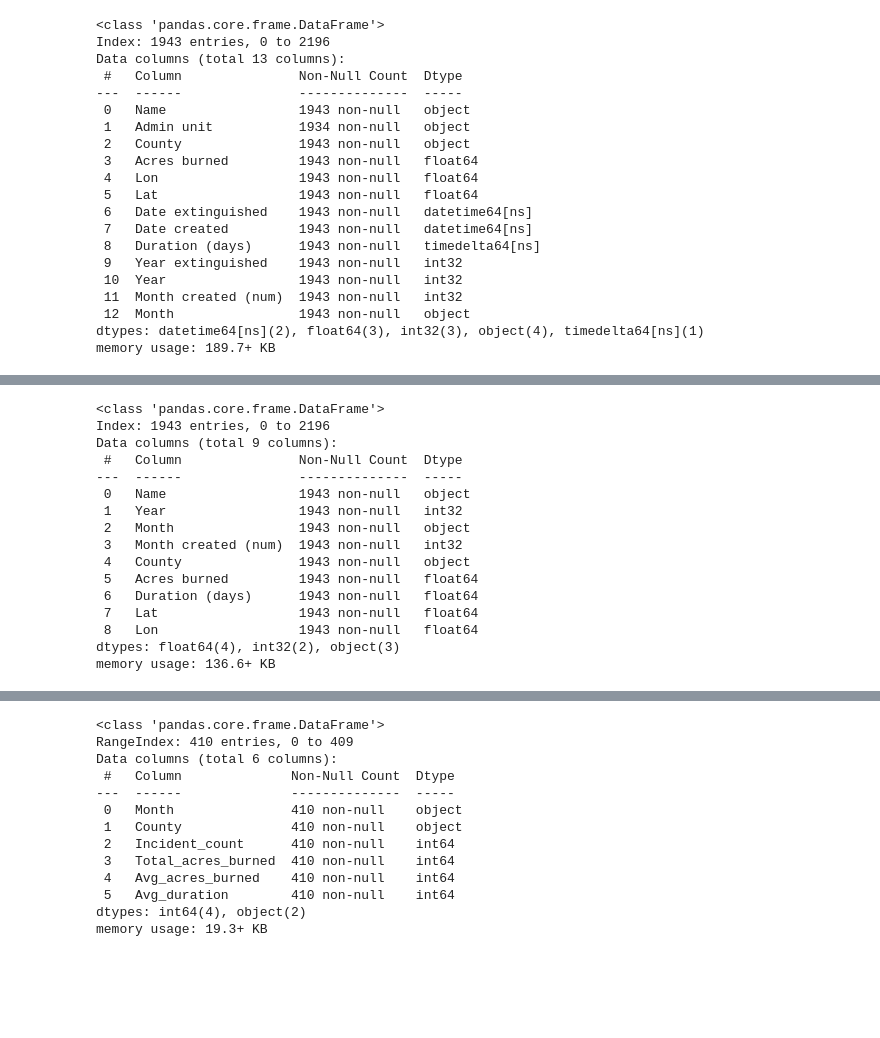
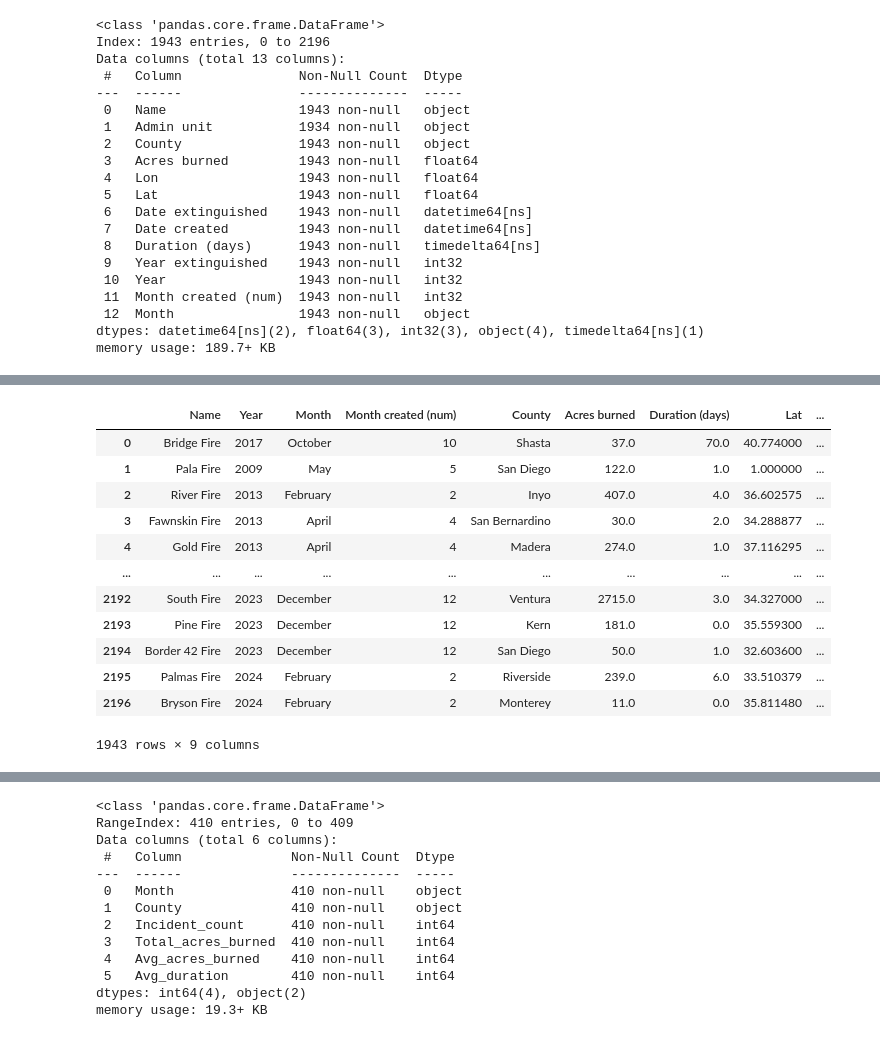
Before and after one commit to Alvin-Son/california_fire_analysis, a Jupyter notebook: fire_collection_&_cleaning.ipynb, the cells around one changed output, grey strips where cells are left out. Drawn from its saved outputs; the diff is of its cells as text; code cells hidden in the pictures; blank space fills up the shorter version.

Commit message:
Final notebook created, imported newly ammended dataframes, added main visualizations completed

```diff
--- a/fire_collection_&_cleaning.ipynb
+++ b/fire_collection_&_cleaning.ipynb
@@ -118,31 +142,28 @@ memory usage: 189.7+ KB
 # %%
 #THERE ARE MULTIPLE FIRES IN YEAR/MONTH/COUNTY.
 #Therefore you need to group by month and summarize the data per month.
 
 #select columns
 fires_df = fire_clean[["Name","Year", "Month","Month created (num)", "County", "Acres burned", "Duration (days)", "Lat", "Lon"]]
 
 #drop "days" and convert to int
 ################# BETTER WAY?
 fires_df["Duration (days)"] = fires_df["Duration (days)"].astype(str)
 fires_df.loc[:, "Duration (days)"] = pd.to_numeric(fires_df["Duration (days)"].str.extract('(\d+)')[0], errors="coerce")
 fires_df["Duration (days)"] = fires_df["Duration (days)"].astype(float)
 
-fires_df.info()
+fires_df
 # %% [output]
+|  | Name | Year | Month | Month created (num) | County | Acres burned | Duration (days) | Lat | ... |
+| 0 | Bridge Fire | 2017 | October | 10 | Shasta | 37.0 | 70.0 | 40.774000 | ... |
+| 1 | Pala Fire | 2009 | May | 5 | San Diego | 122.0 | 1.0 | 1.000000 | ... |
+| 2 | River Fire | 2013 | February | 2 | Inyo | 407.0 | 4.0 | 36.602575 | ... |
+| 3 | Fawnskin Fire | 2013 | April | 4 | San Bernardino | 30.0 | 2.0 | 34.288877 | ... |
+| 4 | Gold Fire | 2013 | April | 4 | Madera | 274.0 | 1.0 | 37.116295 | ... |
+| ... | ... | ... | ... | ... | ... | ... | ... | ... | ... |
+| 2192 | South Fire | 2023 | December | 12 | Ventura | 2715.0 | 3.0 | 34.327000 | ... |
+| 2193 | Pine Fire | 2023 | December | 12 | Kern | 181.0 | 0.0 | 35.559300 | ... |
+| 2194 | Border 42 Fire | 2023 | December | 12 | San Diego | 50.0 | 1.0 | 32.603600 | ... |
+| 2195 | Palmas Fire | 2024 | February | 2 | Riverside | 239.0 | 6.0 | 33.510379 | ... |
+| 2196 | Bryson Fire | 2024 | February | 2 | Monterey | 11.0 | 0.0 | 35.811480 | ... |
-<class 'pandas.core.frame.DataFrame'>
-Index: 1943 entries, 0 to 2196
-Data columns (total 9 columns):
- #   Column               Non-Null Count  Dtype
----  ------               --------------  -----
- 0   Name                 1943 non-null   object
- 1   Year                 1943 non-null   int32
- 2   Month                1943 non-null   object
- 3   Month created (num)  1943 non-null   int32
- 4   County               1943 non-null   object
- 5   Acres burned         1943 non-null   float64
- 6   Duration (days)      1943 non-null   float64
- 7   Lat                  1943 non-null   float64
- 8   Lon                  1943 non-null   float64
-dtypes: float64(4), int32(2), object(3)
-memory usage: 136.6+ KB
+1943 rows × 9 columns
```
Also changed, not shown: parts of 11 cells of this notebook, 2 other files.
